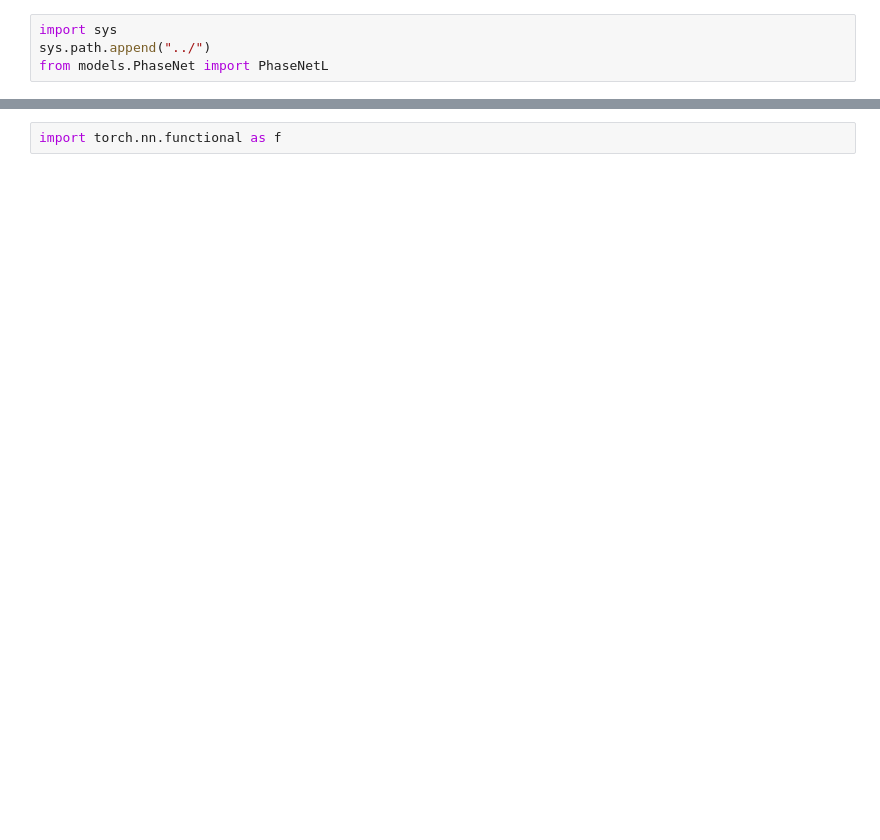
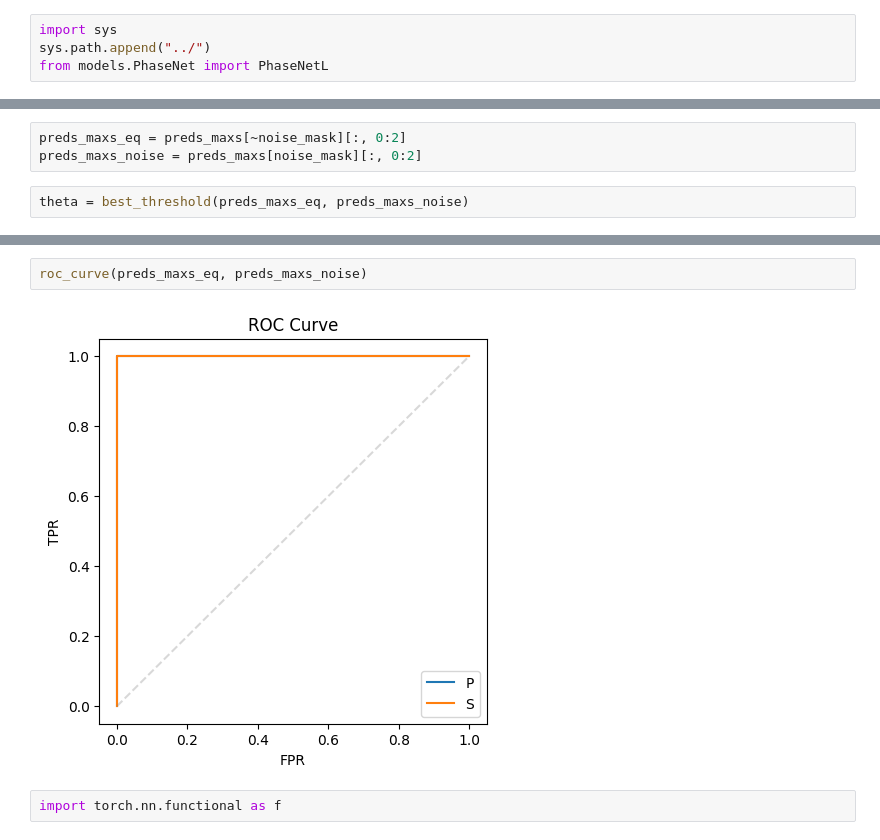
Before and after one commit to kerimoglutolga/earthquake-monitoring, a Jupyter notebook: classification/FinetuningPhaseNet.ipynb, the cells around one changed output, grey strips where cells are left out. Saved outputs shown, nothing was run; the diff lists cells and outputs as text; blank space fills up the shorter version.

```diff
--- a/classification/FinetuningPhaseNet.ipynb
+++ b/classification/FinetuningPhaseNet.ipynb
@@ -177,0 +214,5 @@ tolgamodel = torch.load("../classification_tolga/phasenet_1epochs.pt").to(device
+# %%
+preds_maxs_eq = preds_maxs[~noise_mask][:, 0:2]
+preds_maxs_noise = preds_maxs[noise_mask][:, 0:2]
+# %%
+theta = best_threshold(preds_maxs_eq, preds_maxs_noise)
@@ -178,3 +350,7 @@ tolgamodel = torch.load("../classification_tolga/phasenet_1epochs.pt").to(device
+# %%
+roc_curve(preds_maxs_eq, preds_maxs_noise)
+# %% [output]
+[figure, added]
 # %%
 import torch.nn.functional as f
 # %%
```
Also changed, not shown: parts of 31 cells of this notebook, 2 other files.
